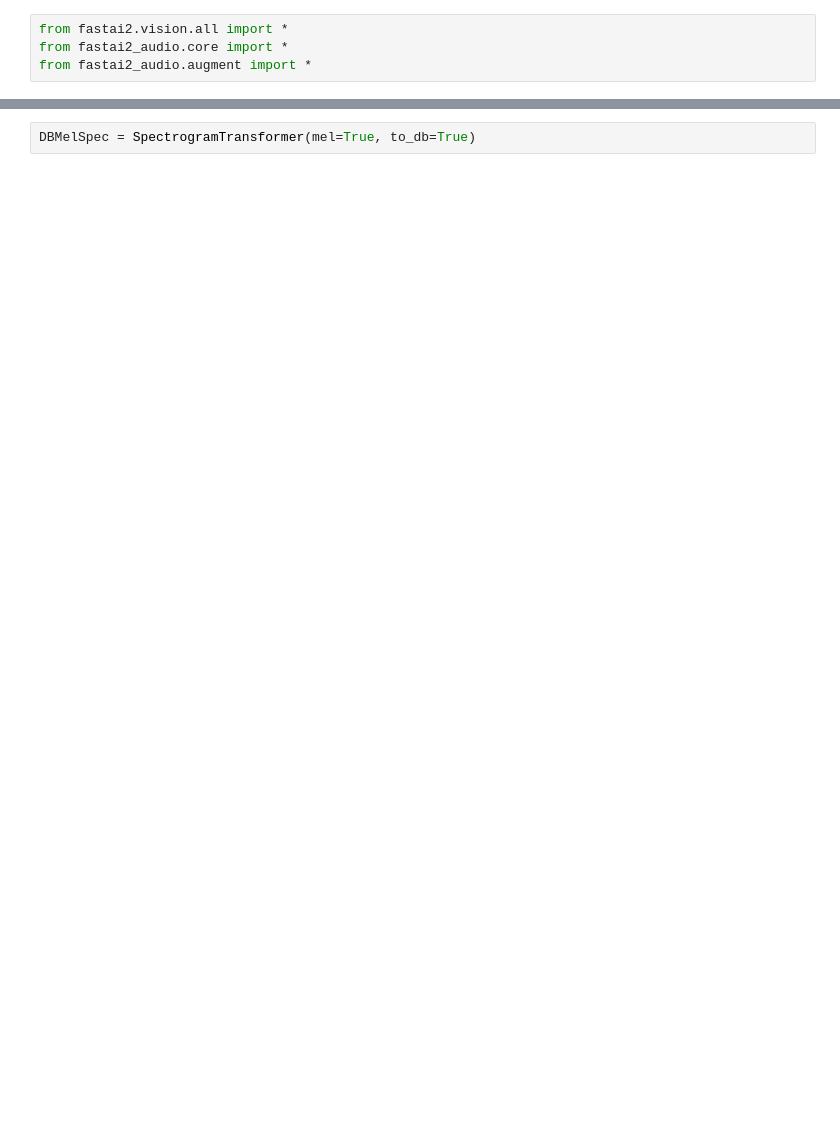
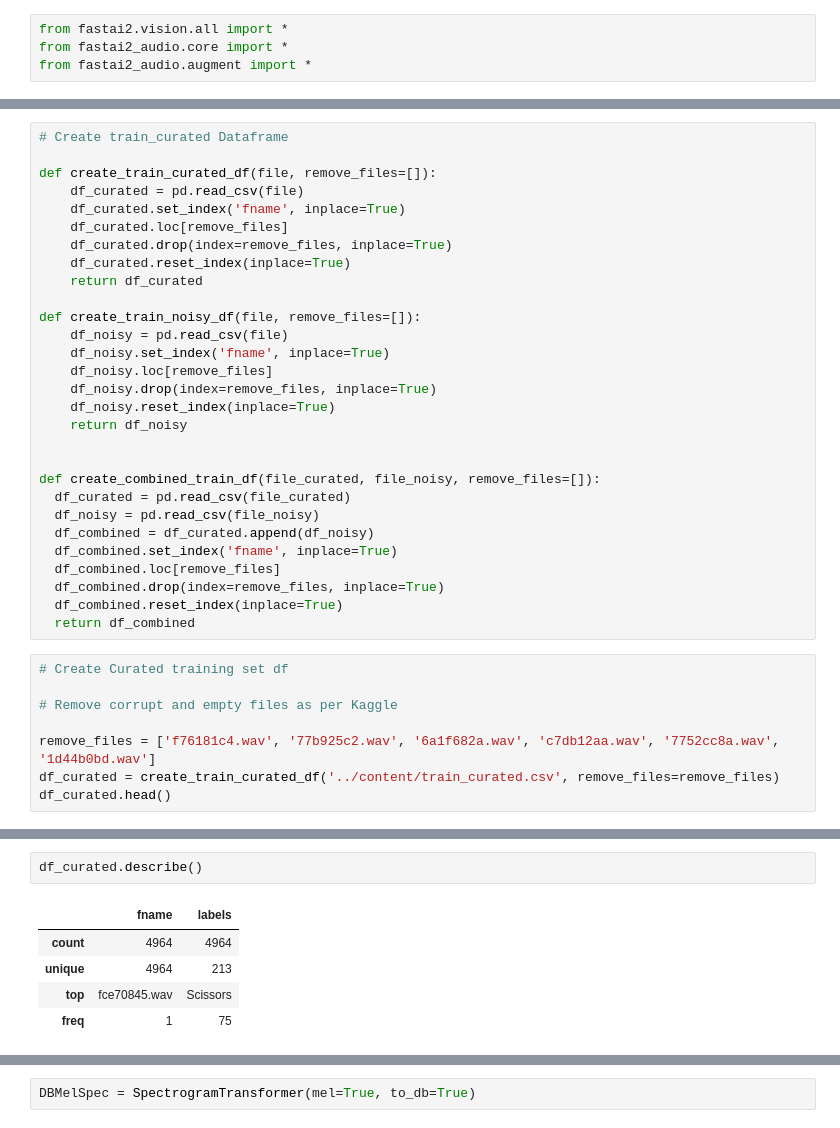
Before and after one commit to cltweedie/audio-app-mf-ct, a Jupyter notebook: model_colab_training.ipynb, the cells around one changed output, grey strips where cells are left out. Drawn from its saved outputs; the diff is of its cells as text; blank space fills up the shorter version.

Commit message:
feat: google colab trained fastai2 model

```diff
--- a/model_colab_training.ipynb
+++ b/model_colab_training.ipynb
@@ -114,0 +171,37 @@ fnames = get_files(data_folder, extensions=audio_extensions)
+# %%
+# Create train_curated Dataframe
+
+def create_train_curated_df(file, remove_files=[]):
+    df_curated = pd.read_csv(file)
+    df_curated.set_index('fname', inplace=True)
+    df_curated.loc[remove_files]
+    df_curated.drop(index=remove_files, inplace=True)
+    df_curated.reset_index(inplace=True)
+    return df_curated
+
+def create_train_noisy_df(file, remove_files=[]):
+    df_noisy = pd.read_csv(file)
+    df_noisy.set_index('fname', inplace=True)
+    df_noisy.loc[remove_files]
+    df_noisy.drop(index=remove_files, inplace=True)
+    df_noisy.reset_index(inplace=True)
+    return df_noisy
+
+
+def create_combined_train_df(file_curated, file_noisy, remove_files=[]):
+  df_curated = pd.read_csv(file_curated)
+  df_noisy = pd.read_csv(file_noisy)
+  df_combined = df_curated.append(df_noisy)
+  df_combined.set_index('fname', inplace=True)
+  df_combined.loc[remove_files]
+  df_combined.drop(index=remove_files, inplace=True)
+  df_combined.reset_index(inplace=True)
+  return df_combined
+# %%
+# Create Curated training set df
+
+# Remove corrupt and empty files as per Kaggle
+
+remove_files = ['f76181c4.wav', '77b925c2.wav', '6a1f682a.wav', 'c7db12aa.wav', '7752cc8a.wav', '1d44b0bd.wav']
+df_curated = create_train_curated_df('../content/train_curated.csv', remove_files=remove_files)
+df_curated.head()
@@ -114,0 +236,8 @@ fnames = get_files(data_folder, extensions=audio_extensions)
+# %%
+df_curated.describe()
+# %% [output]
+|  | fname | labels |
+| count | 4964 | 4964 |
+| unique | 4964 | 213 |
+| top | fce70845.wav | Scissors |
+| freq | 1 | 75 |
```
Also changed, not shown: parts of 153 cells of this notebook.
